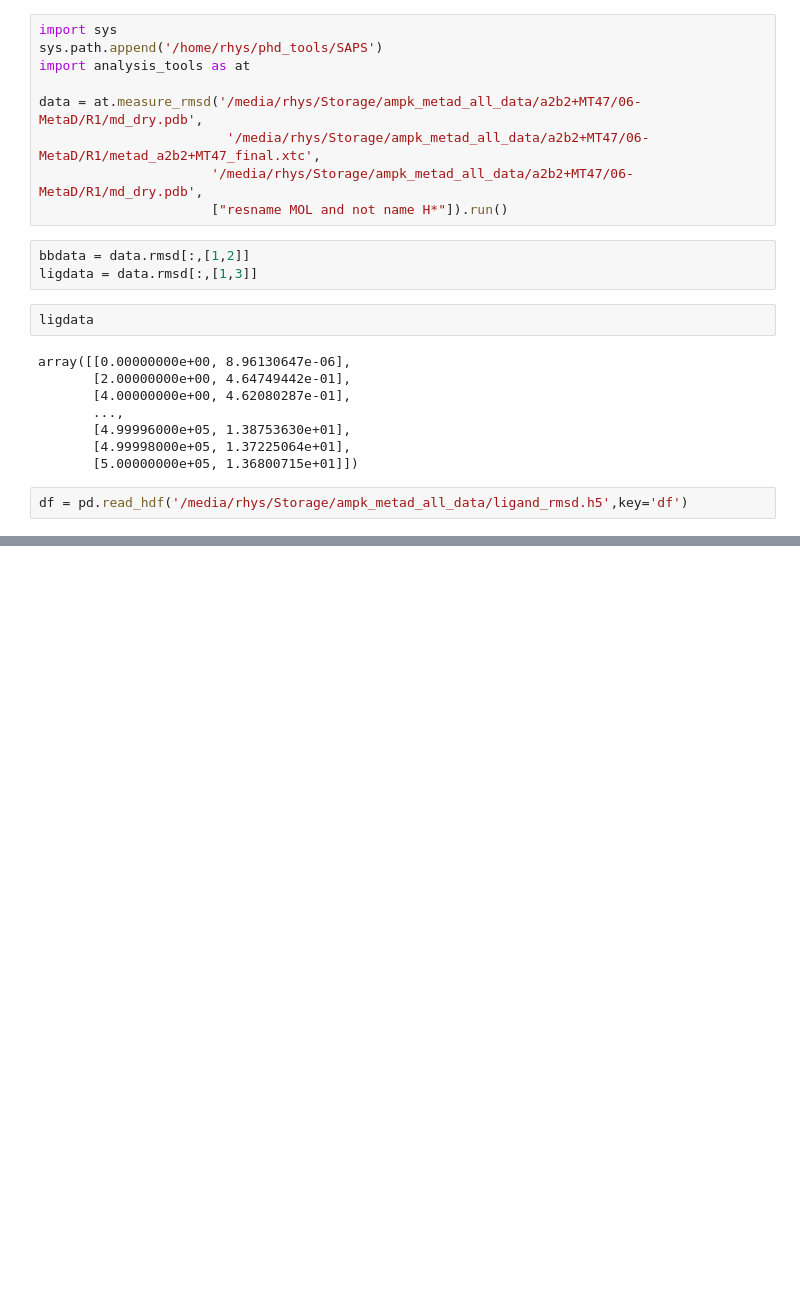
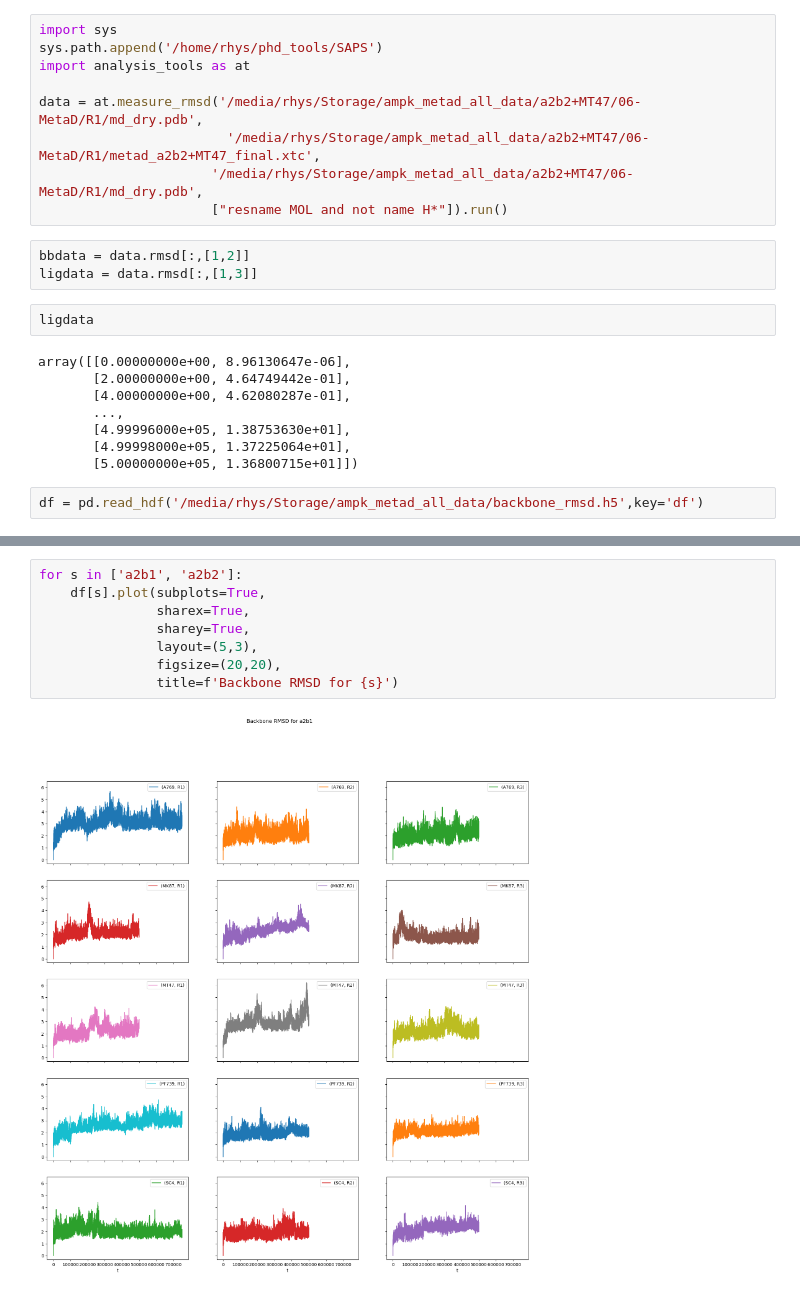
Before and after one commit to ravenswing/phd_tools, a Jupyter notebook: TEST.ipynb, the cells around one changed output, grey strips where cells are left out. Saved outputs shown, nothing was run; the diff lists cells and outputs as text; blank space fills up the shorter version.

```diff
--- a/TEST.ipynb
+++ b/TEST.ipynb
@@ -146,5 +146,5 @@ array([[0.00000000e+00, 8.96130647e-06],
        [4.99998000e+05, 1.37225064e+01],
        [5.00000000e+05, 1.36800715e+01]])
 # %%
-df = pd.read_hdf('/media/rhys/Storage/ampk_metad_all_data/ligand_rmsd.h5',key='df')
+df = pd.read_hdf('/media/rhys/Storage/ampk_metad_all_data/backbone_rmsd.h5',key='df')
 # %%
@@ -168,0 +154,10 @@ df
+# %%
+for s in ['a2b1', 'a2b2']:
+    df[s].plot(subplots=True,
+               sharex=True,
+               sharey=True,
+               layout=(5,3),
+               figsize=(20,20),
+               title=f'Backbone RMSD for {s}')
+# %% [output]
+[figure, added]
```
Also changed, not shown: parts of 2 cells of this notebook, 4 other files.
